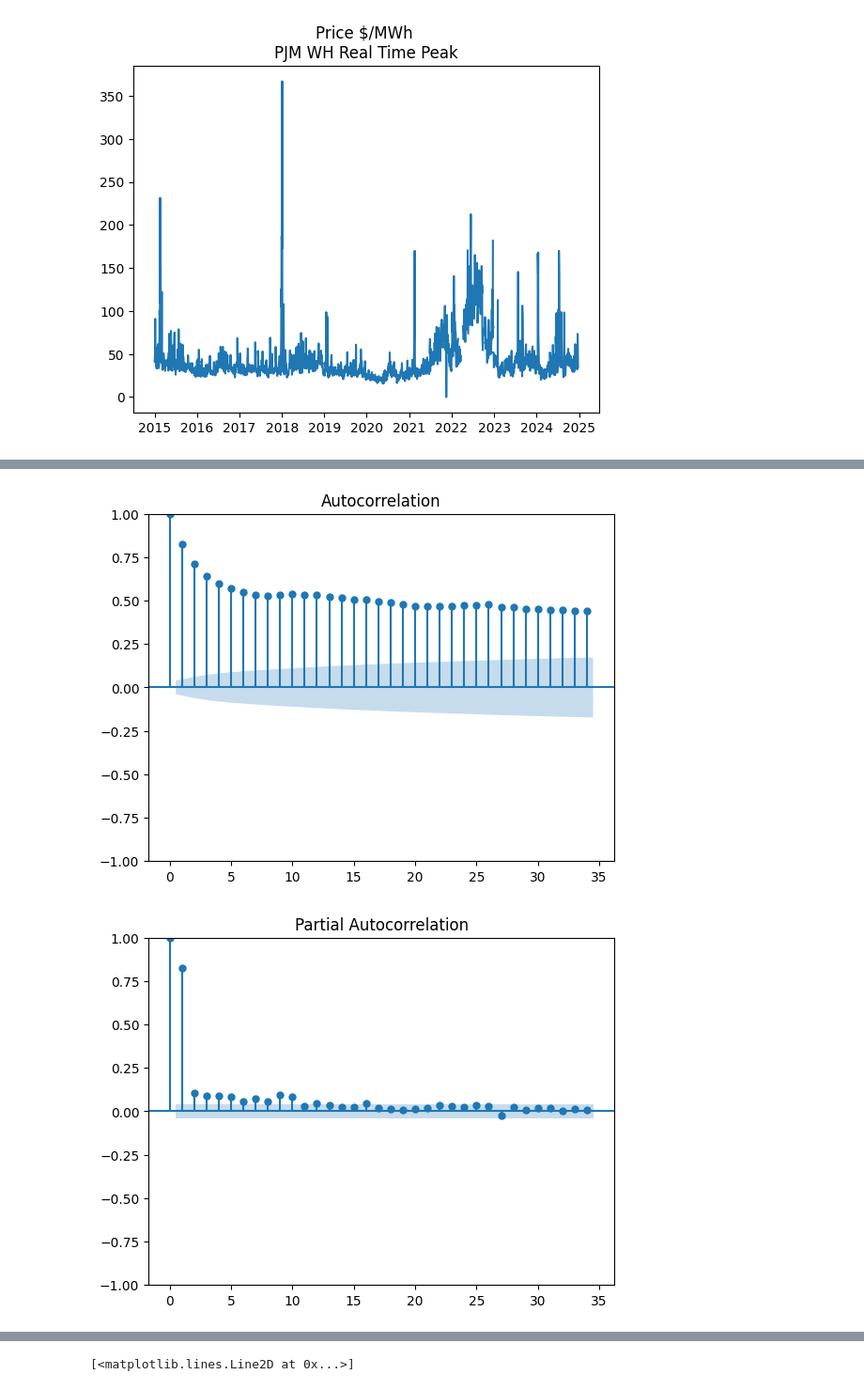
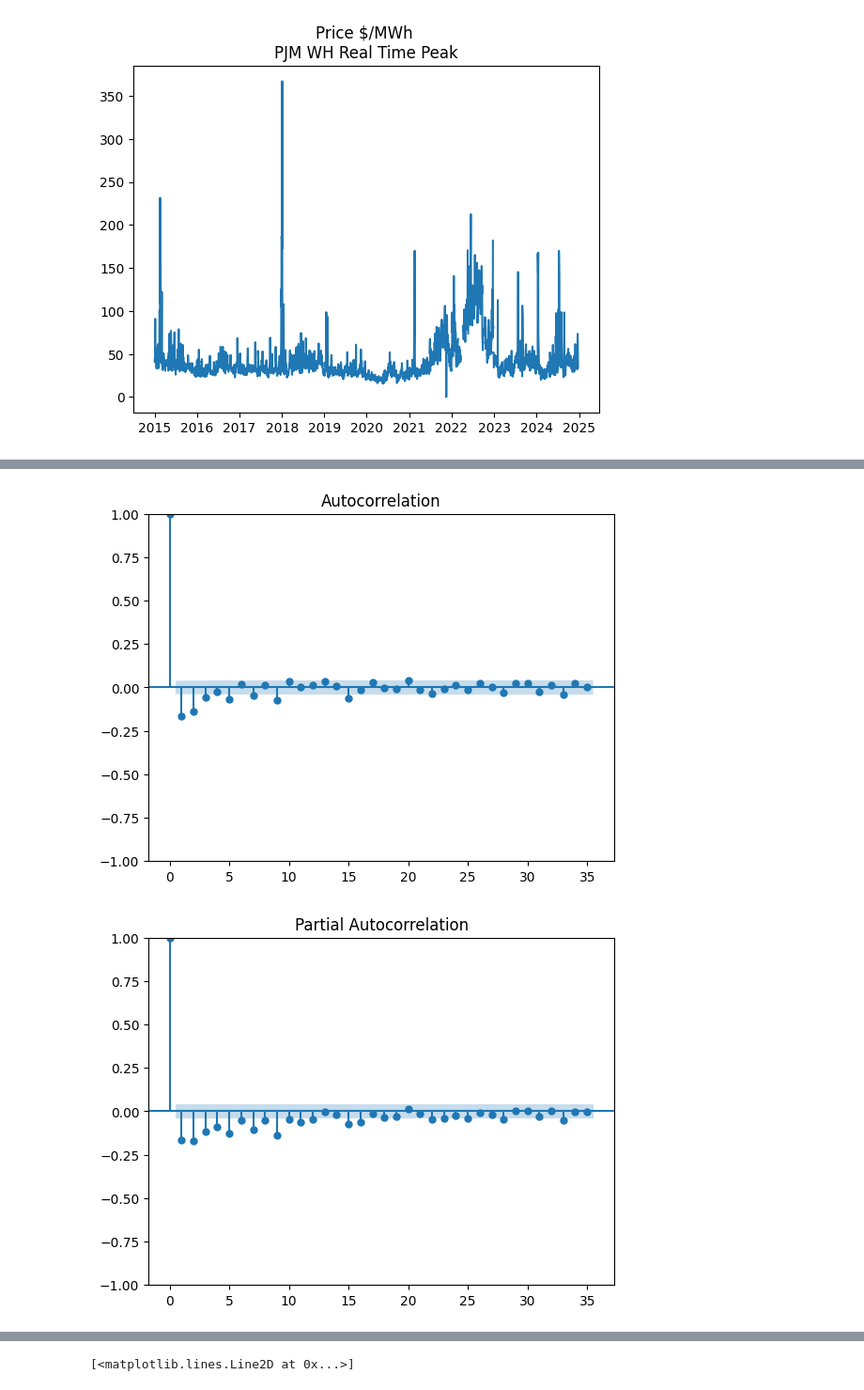
Before and after one commit to kfkhaug/TIO4317_spring25_project, a Jupyter notebook: modelling.ipynb, the cells around one changed output, grey strips where cells are left out. Shown: that part at 94% size. Drawn from its saved outputs; the diff is of its cells as text; code cells hidden in the pictures.

```diff
--- a/modelling.ipynb
+++ b/modelling.ipynb
@@ -17,4 +15,9 @@ plt.show()
 #Mye spikes; antagelig vinter demand. Mer volatilt etter 2021
 # %% [output]
 [figure]
+# %%
+#Define series with set frequency
+#el_price_mid_C = el_prices["Price $/MWh \nMid C Peak"].asfreq('B')
+el_price_PJM = el_prices["Price $/MWh \nPJM WH Real Time Peak"].asfreq('B')
+el_price = el_price_PJM.interpolate(method='nearest').dropna()
 # %%
@@ -30,10 +26,3 @@ DatetimeIndex([], dtype='datetime64[ns]', name='Trade date', freq=None)
-# %%
-#Define series with set frequency
-
-el_price_mid_C = el_prices["Price $/MWh \nMid C Peak"].asfreq('B')
-el_price_PJM = el_prices["Price $/MWh \nPJM WH Real Time Peak"].asfreq('B')
-#Har testet med begge, men går videre med å se på PJM (01.04.25)
-el_price = el_price_PJM
 # %%
 #el_price_PJM.isna().sum()
 #na_indices = el_price_PJM[el_price_PJM.isna()].index
@@ -93,0 +84,2 @@ look-up table. The actual p-value is smaller than the p-value returned.
+# %%
+el_price_diff = el_price.diff().dropna().asfreq('B')
@@ -99,7 +121,7 @@ from sklearn.metrics import mean_squared_error
 # %%
-plot_acf(el_price.dropna())
-plot_pacf(el_price.dropna())
+plot_acf(el_price_diff.dropna())
+plot_pacf(el_price_diff.dropna())
 plt.show()
 # %% [output]
-[figure, old version]
+[figure, new version]
-[figure, old version]
+[figure, new version]
```
Also changed, not shown: parts of 43 cells of this notebook.
